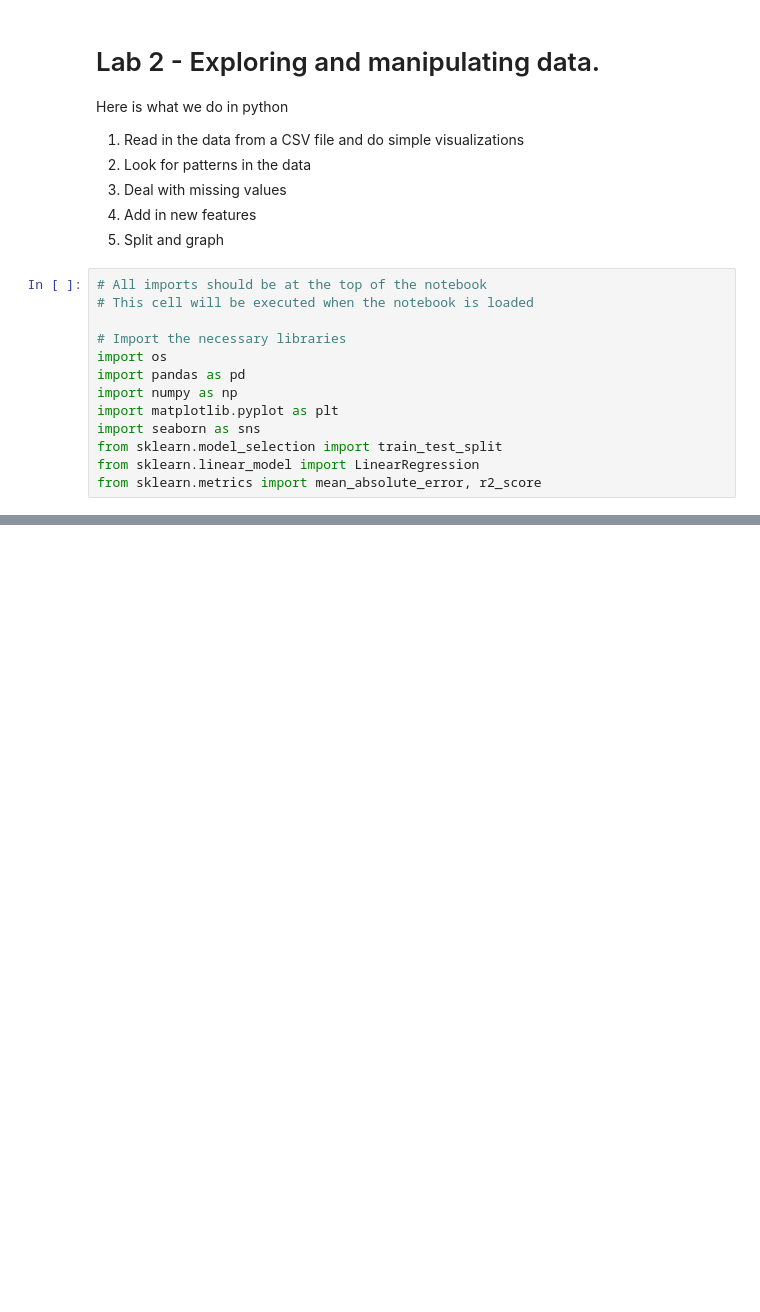
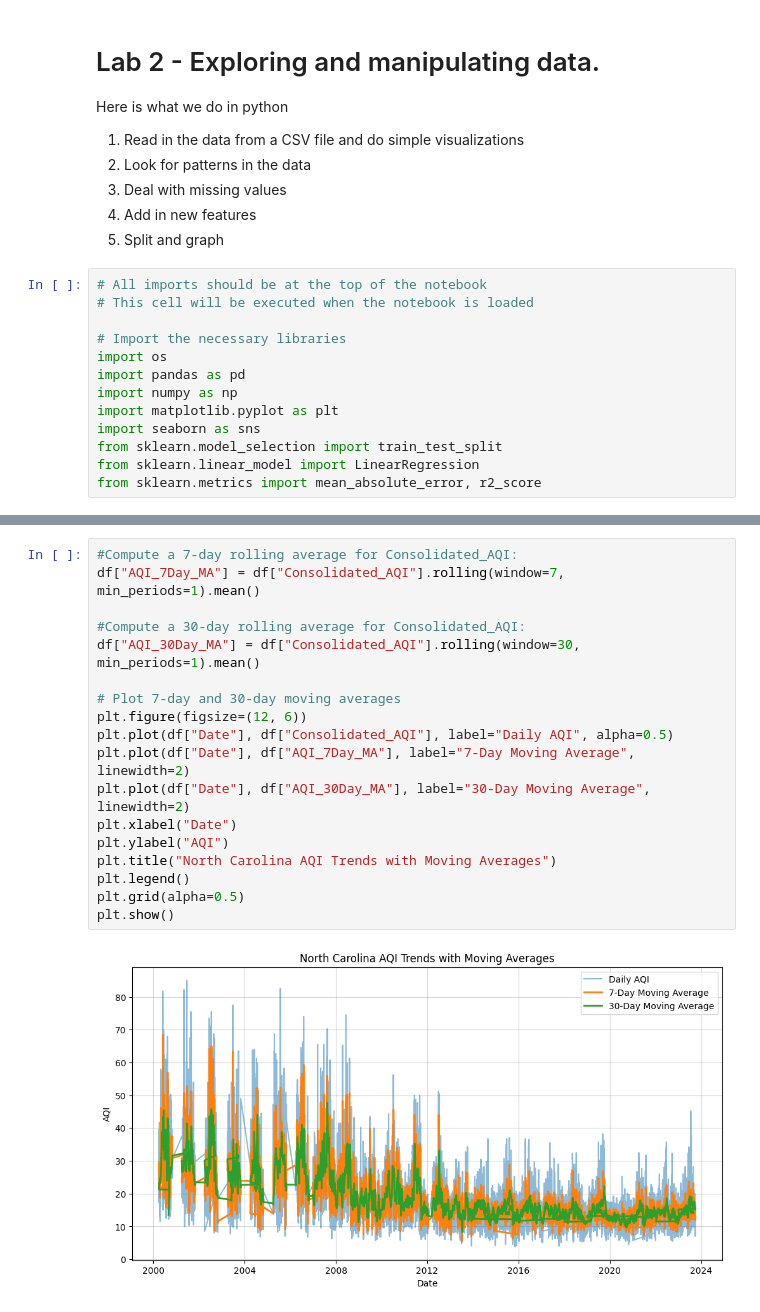
Before and after one commit to JBtallgrass/applied-ml-jballard, a Jupyter notebook: lab02/AQI-predictions-jballard.ipynb, the cells around one changed output, grey strips where cells are left out. Cells and saved outputs as stored; diff of their text form; blank space fills up the shorter version.

```diff
--- a/lab02/AQI-predictions-jballard.ipynb
+++ b/lab02/AQI-predictions-jballard.ipynb
@@ -74,0 +112,20 @@ Histogram saved at: C:\Users\balla\Projects\appML\applied-ml-jballard\data\targe
+# %%
+#Compute a 7-day rolling average for Consolidated_AQI:
+df["AQI_7Day_MA"] = df["Consolidated_AQI"].rolling(window=7, min_periods=1).mean()
+
+#Compute a 30-day rolling average for Consolidated_AQI:
+df["AQI_30Day_MA"] = df["Consolidated_AQI"].rolling(window=30, min_periods=1).mean()
+
+# Plot 7-day and 30-day moving averages
+plt.figure(figsize=(12, 6))
+plt.plot(df["Date"], df["Consolidated_AQI"], label="Daily AQI", alpha=0.5)
+plt.plot(df["Date"], df["AQI_7Day_MA"], label="7-Day Moving Average", linewidth=2)
+plt.plot(df["Date"], df["AQI_30Day_MA"], label="30-Day Moving Average", linewidth=2)
+plt.xlabel("Date")
+plt.ylabel("AQI")
+plt.title("North Carolina AQI Trends with Moving Averages")
+plt.legend()
+plt.grid(alpha=0.5)
+plt.show()
+# %% [output]
+[figure, added]
```
Also changed, not shown: parts of 10 cells of this notebook, 3 other files.
